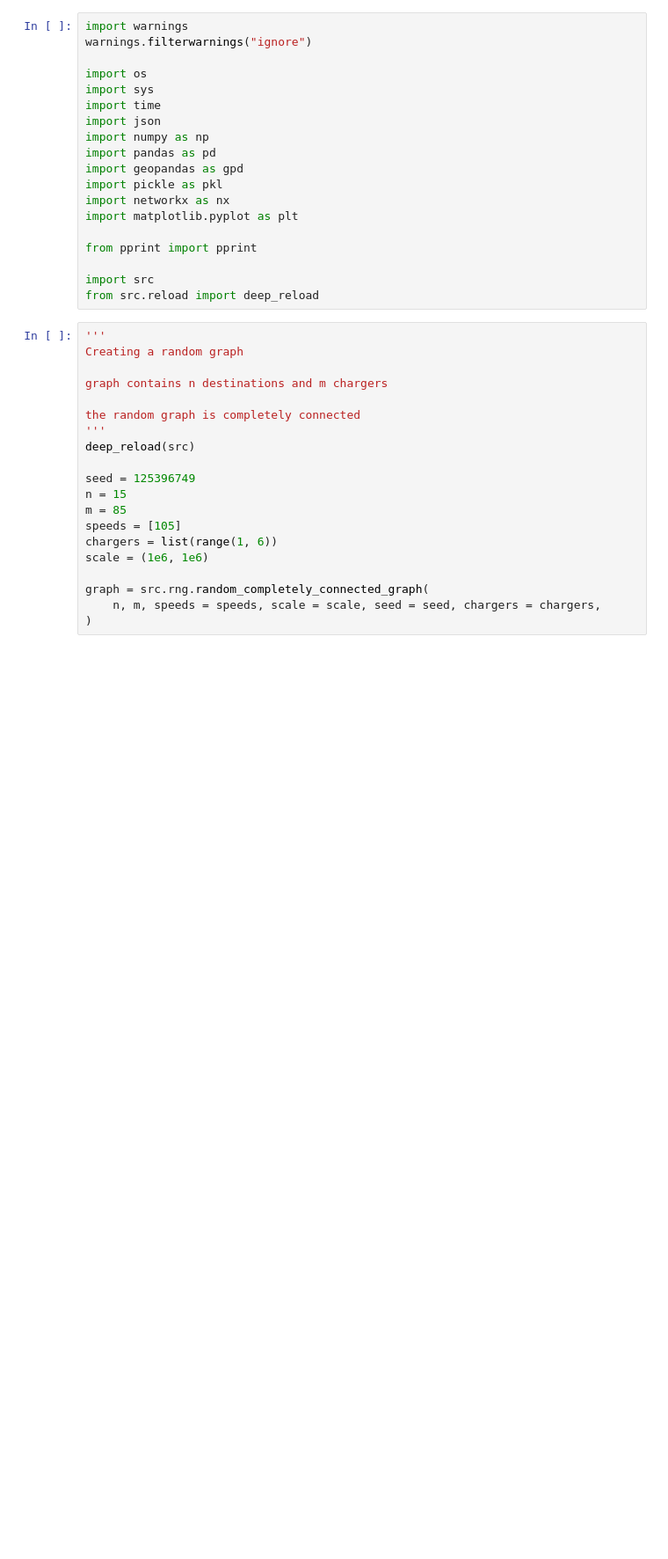
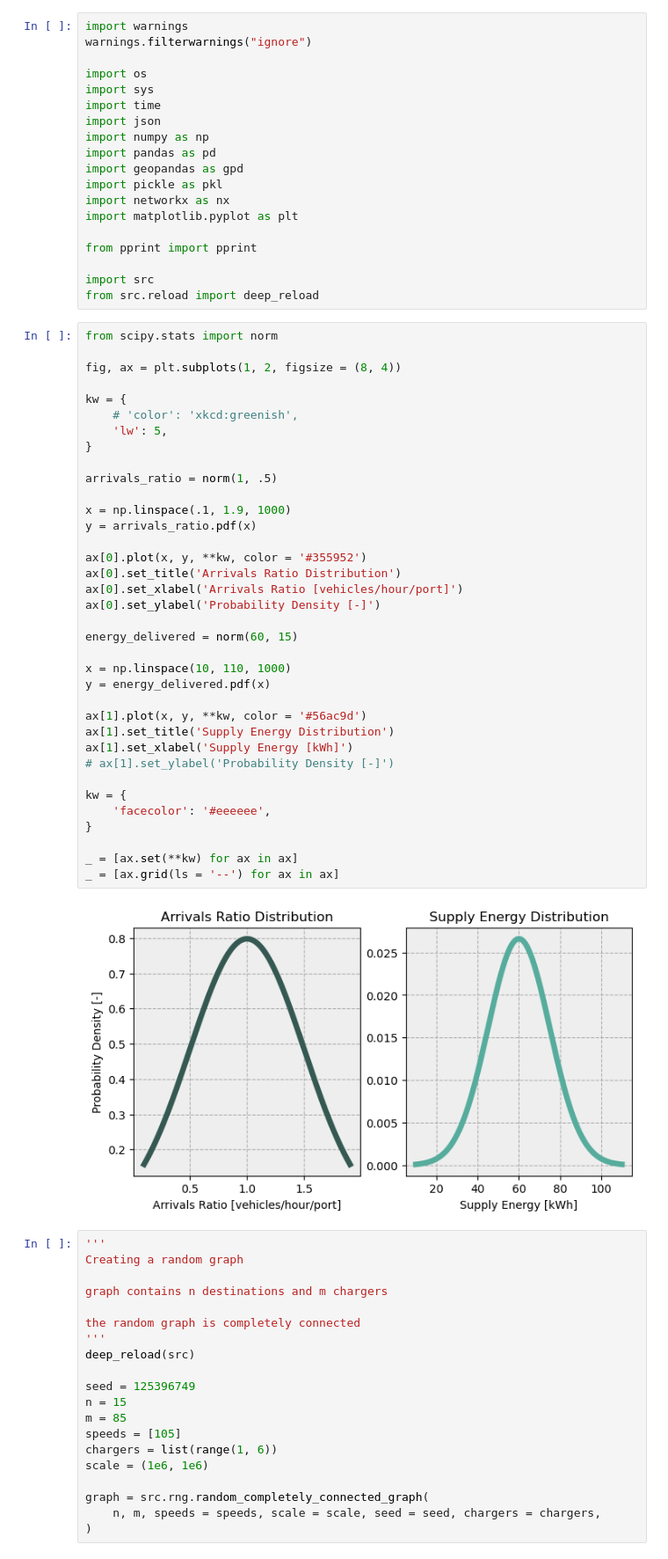
Before and after one commit to airabino/charger_network_analysis, a Jupyter notebook: Paper_Random_Example.ipynb, the cells around one changed output. Shown at 88% size. Saved outputs shown, nothing was run; the diff lists cells and outputs as text; blank space fills up the shorter version.

Commit message:
Aaron 5/13/2024 1: Worked on presentation figures

```diff
--- a/Paper_Random_Example.ipynb
+++ b/Paper_Random_Example.ipynb
@@ -17,6 +17,44 @@ from pprint import pprint
 
 import src
 from src.reload import deep_reload
+# %%
+from scipy.stats import norm
+
+fig, ax = plt.subplots(1, 2, figsize = (8, 4))
+
+kw = {
+    # 'color': 'xkcd:greenish',
+    'lw': 5,
+}
+
+arrivals_ratio = norm(1, .5)
+
+x = np.linspace(.1, 1.9, 1000)
+y = arrivals_ratio.pdf(x)
+
+ax[0].plot(x, y, **kw, color = '#355952')
+ax[0].set_title('Arrivals Ratio Distribution')
+ax[0].set_xlabel('Arrivals Ratio [vehicles/hour/port]')
+ax[0].set_ylabel('Probability Density [-]')
+
+energy_delivered = norm(60, 15)
+
+x = np.linspace(10, 110, 1000)
+y = energy_delivered.pdf(x)
+
+ax[1].plot(x, y, **kw, color = '#56ac9d')
+ax[1].set_title('Supply Energy Distribution')
+ax[1].set_xlabel('Supply Energy [kWh]')
+# ax[1].set_ylabel('Probability Density [-]')
+
+kw = {
+    'facecolor': '#eeeeee',
+}
+
+_ = [ax.set(**kw) for ax in ax]
+_ = [ax.grid(ls = '--') for ax in ax]
+# %% [output]
+[figure, added]
 # %%
 '''
 Creating a random graph
```
Also changed, not shown: 16 other files.
